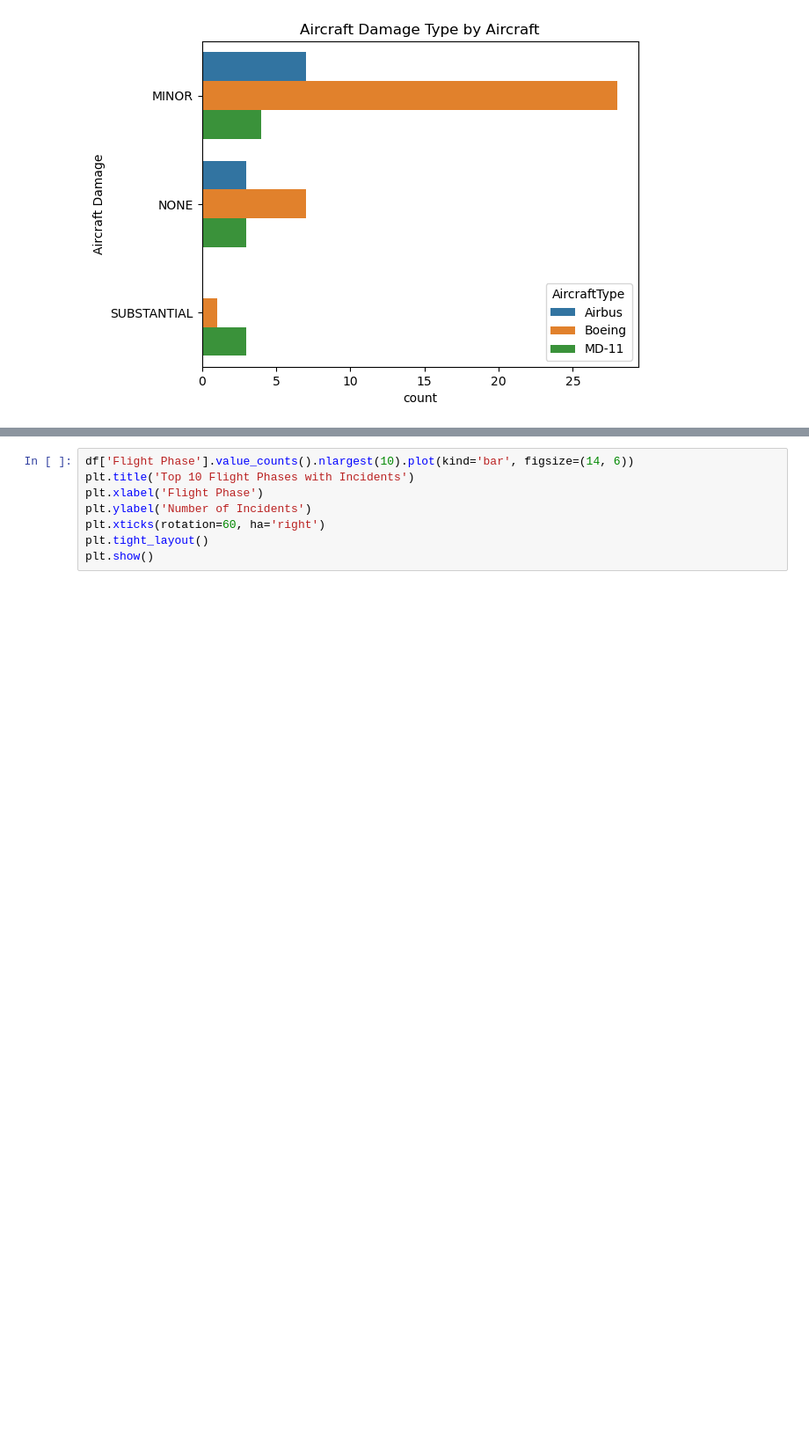
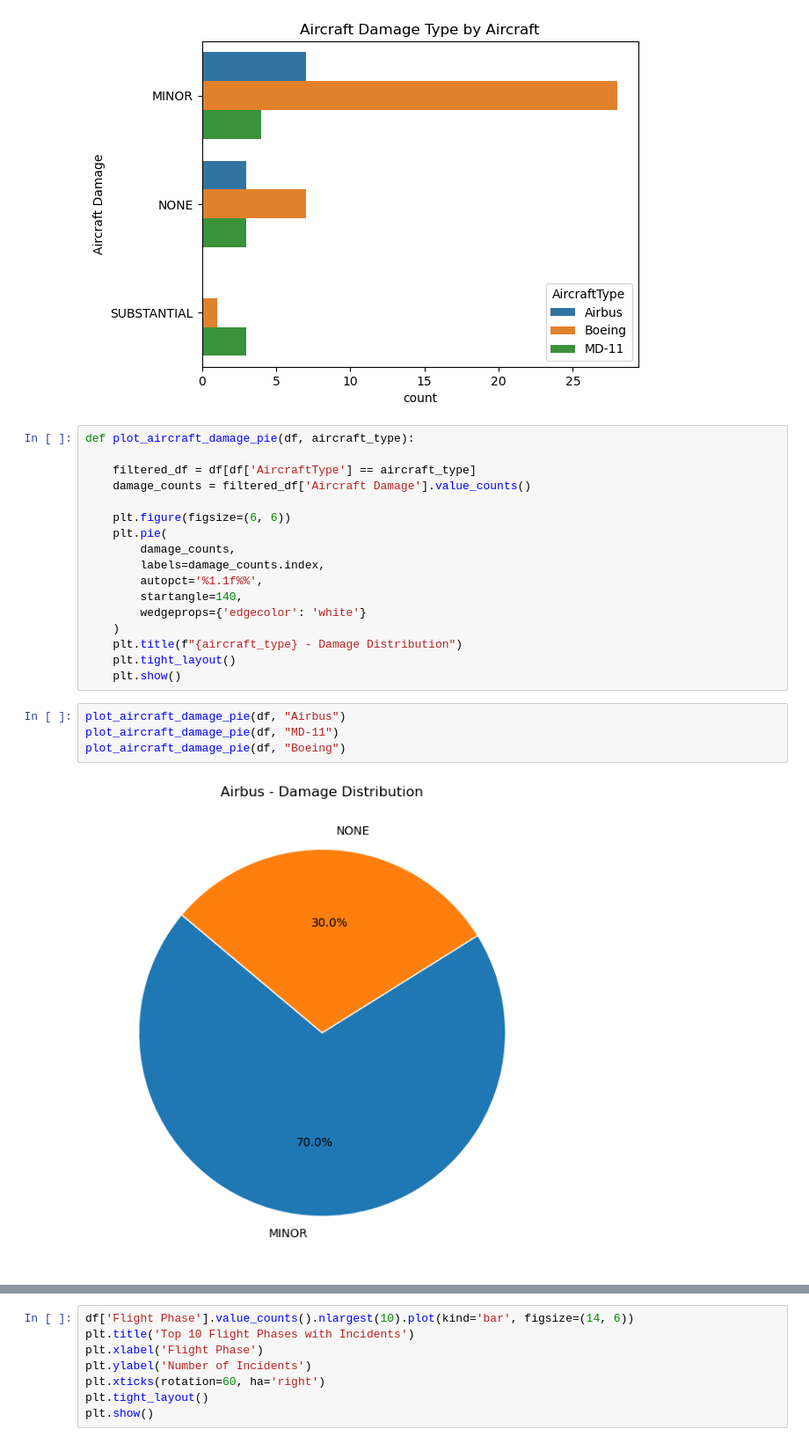
Before and after one commit to DrZamora01/FlightRisk-UPSAnalysis, a Jupyter notebook: notebooks/UPS_Analysis_main.ipynb, the cells around one changed output, grey strips where cells are left out. Shown at 88% size. Drawn from its saved outputs; the diff is of its cells as text; blank space fills up the shorter version.

```diff
--- a/notebooks/UPS_Analysis_main.ipynb
+++ b/notebooks/UPS_Analysis_main.ipynb
@@ -108,3 +108,26 @@ plt.title("Aircraft Damage Type by Aircraft")
 plt.show()
 # %% [output]
 [figure]
+# %%
+def plot_aircraft_damage_pie(df, aircraft_type):
+
+    filtered_df = df[df['AircraftType'] == aircraft_type]
+    damage_counts = filtered_df['Aircraft Damage'].value_counts()
+
+    plt.figure(figsize=(6, 6))
+    plt.pie(
+        damage_counts,
+        labels=damage_counts.index,
+        autopct='%1.1f%%',
+        startangle=140,
+        wedgeprops={'edgecolor': 'white'}
+    )
+    plt.title(f"{aircraft_type} - Damage Distribution")
+    plt.tight_layout()
+    plt.show()
+# %%
+plot_aircraft_damage_pie(df, "Airbus")
+plot_aircraft_damage_pie(df, "MD-11")
+plot_aircraft_damage_pie(df, "Boeing")
+# %% [output]
+[figure, added]
```
Also changed, not shown: parts of 10 cells of this notebook, 2 other files.
